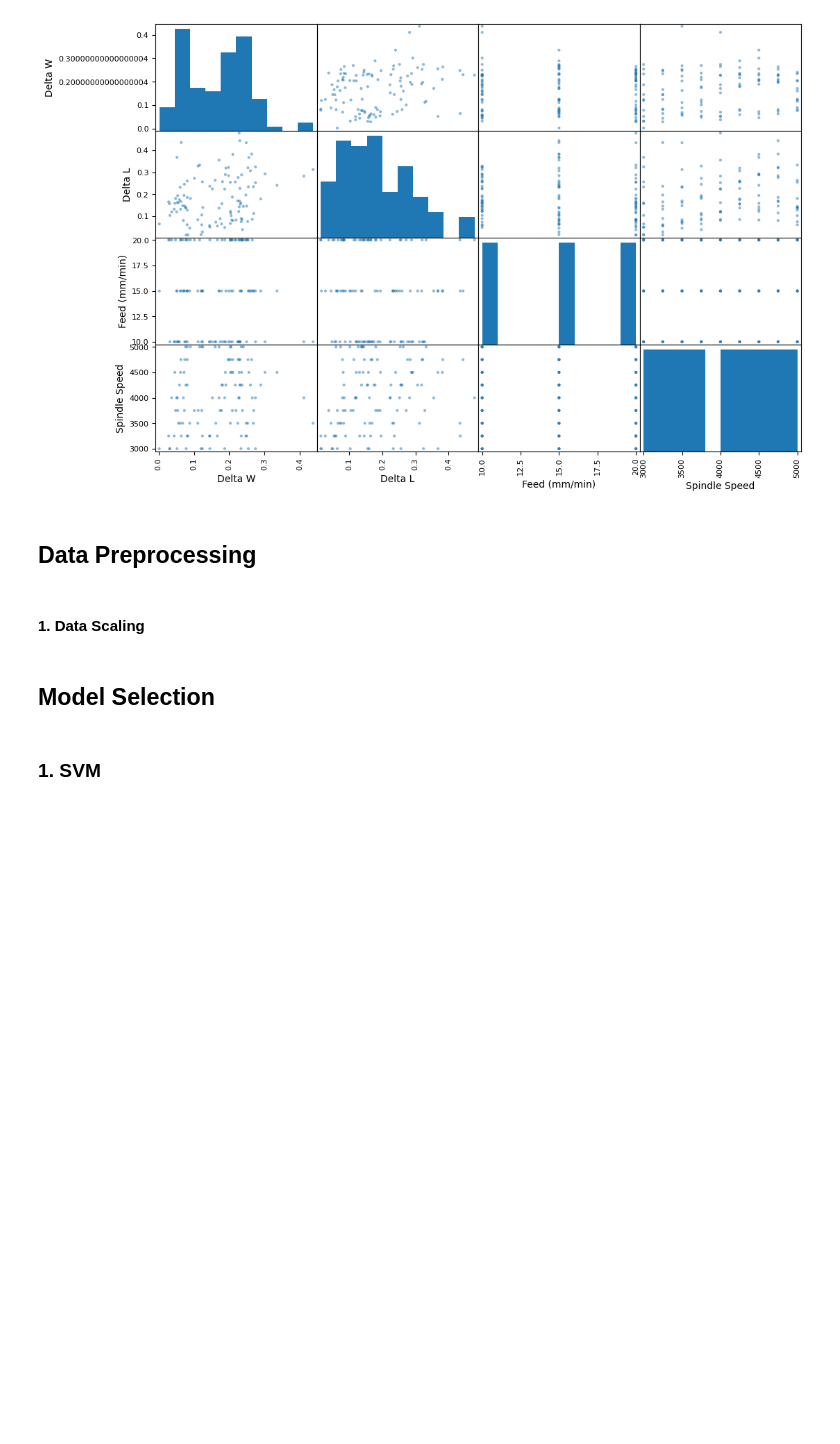
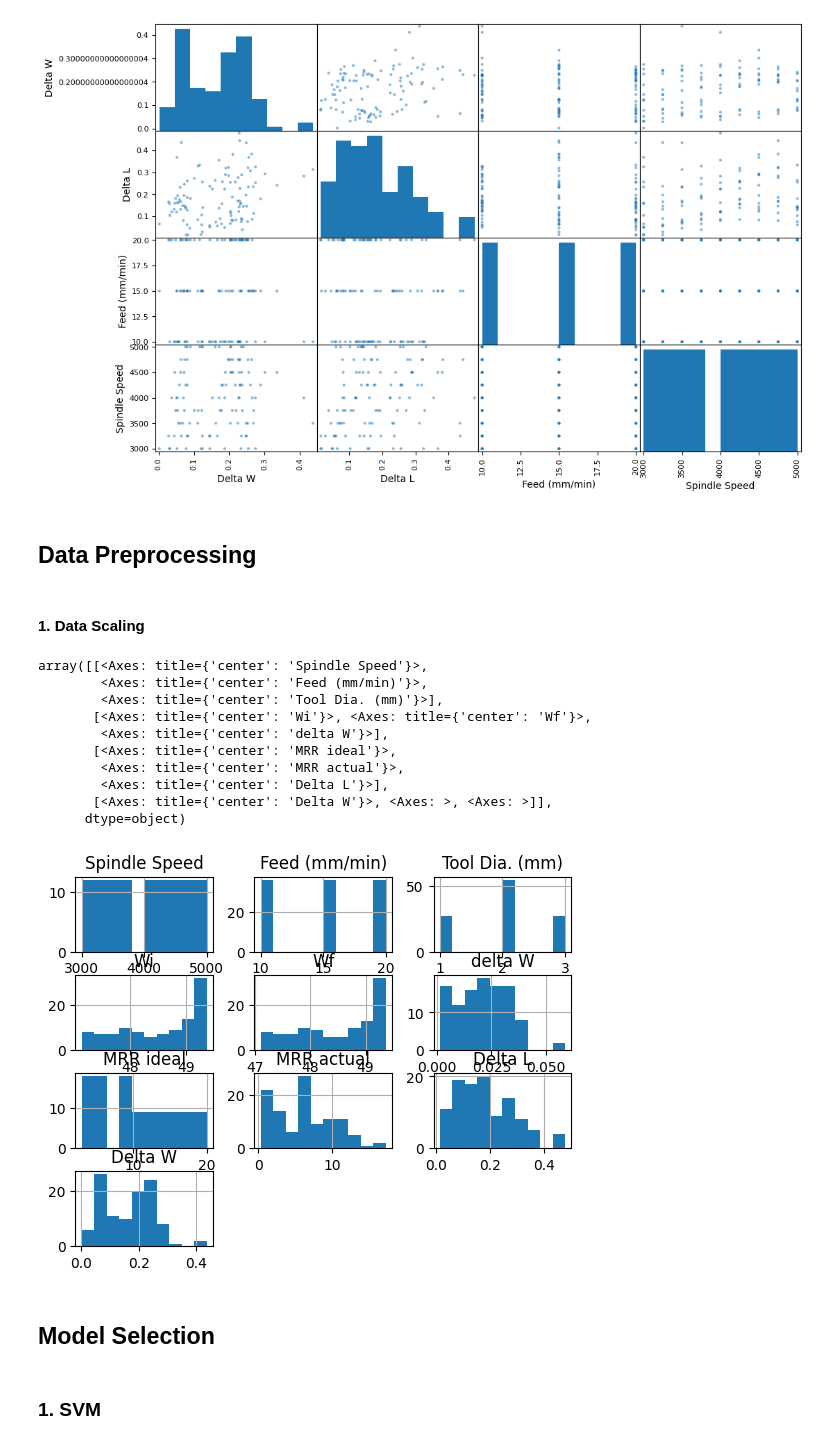
Before and after one commit to VardanMittal/Micromilling_process_optimisation, a Jupyter notebook: main.ipynb, the cells around one changed output. Saved outputs shown, nothing was run; the diff lists cells and outputs as text; code cells hidden in the pictures; blank space fills up the shorter version.

Commit message:
"data Visualization"

```diff
--- a/main.ipynb
+++ b/main.ipynb
@@ -163,6 +159,20 @@ from sklearn.preprocessing import StandardScaler
 scaler = StandardScaler()
 
 scaled_data = scaler.fit_transform(data)
+# %%
+pd.DataFrame(data).hist()
+# %% [output]
+array([[<Axes: title={'center': 'Spindle Speed'}>,
+        <Axes: title={'center': 'Feed (mm/min)'}>,
+        <Axes: title={'center': 'Tool Dia. (mm)'}>],
+       [<Axes: title={'center': 'Wi'}>, <Axes: title={'center': 'Wf'}>,
+        <Axes: title={'center': 'delta W'}>],
+       [<Axes: title={'center': 'MRR ideal'}>,
+        <Axes: title={'center': 'MRR actual'}>,
+        <Axes: title={'center': 'Delta L'}>],
+       [<Axes: title={'center': 'Delta W'}>, <Axes: >, <Axes: >]],
+      dtype=object)
+[figure, added]
 # %% [markdown]
 ## Model Selection
 # %% [markdown]
```
Also changed, not shown: parts of 3 cells of this notebook.
